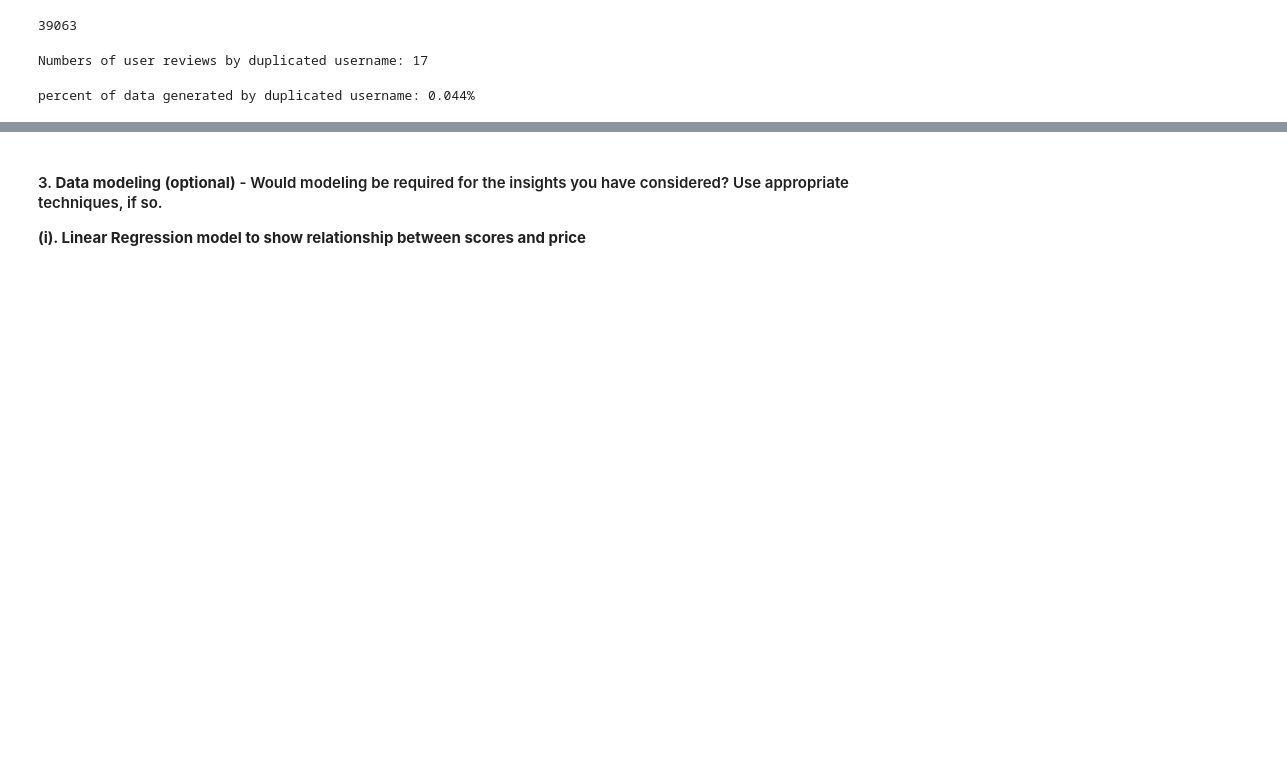
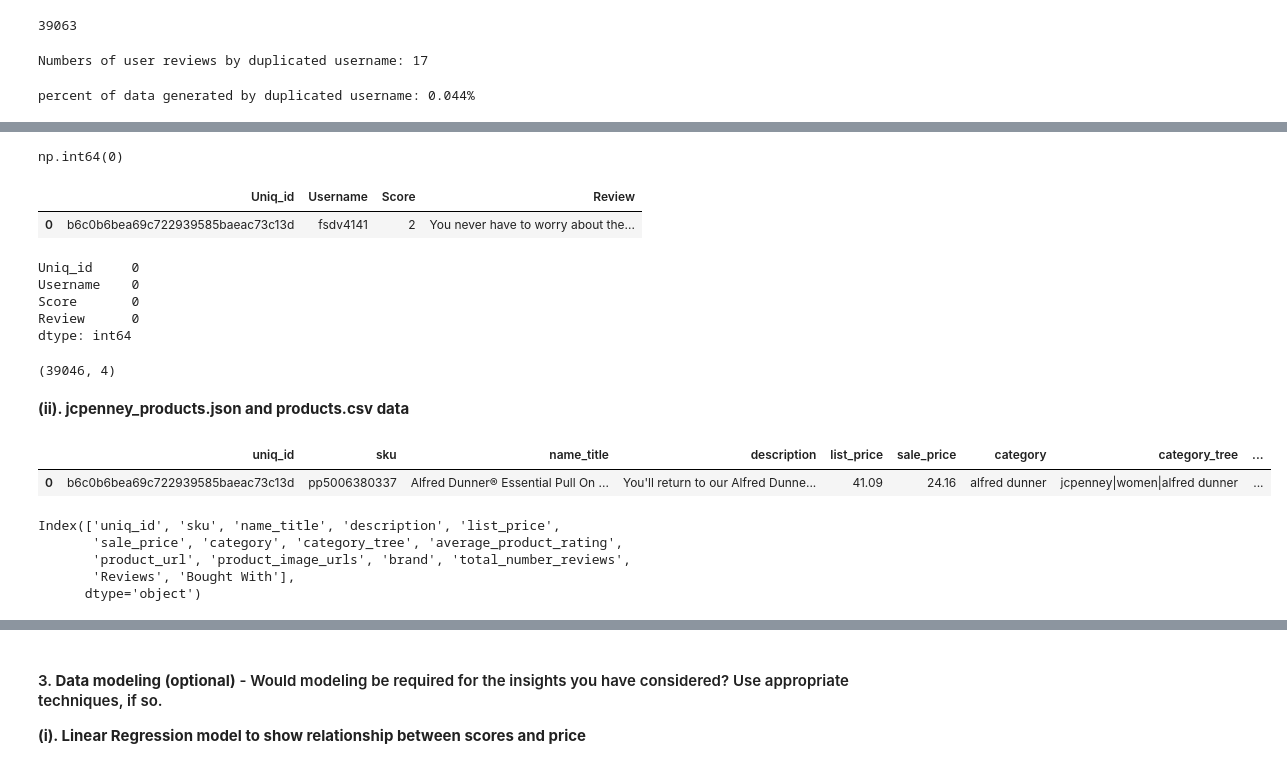
Before and after one commit to achile-design/uos, a Jupyter notebook: 3539186_BD2.ipynb, the cells around one changed output, grey strips where cells are left out. Drawn from its saved outputs; the diff is of its cells as text; code cells hidden in the pictures; blank space fills up the shorter version.

```diff
--- a/3539186_BD2.ipynb
+++ b/3539186_BD2.ipynb
@@ -246,0 +274,36 @@ reviews_df=csv_reviews_data.drop(csv_reviews_data[csv_reviews_data['Username'] =
+# %%
+reviewers_df.astype(str).duplicated(keep=False).sum()
+# %% [output]
+np.int64(0)
+# %%
+reviews_df.head(1)
+# %% [output]
+|  | Uniq_id | Username | Score | Review |
+| 0 | b6c0b6bea69c722939585baeac73c13d | fsdv4141 | 2 | You never have to worry about the... |
+# %%
+reviews_df.isna().sum()
+# %% [output]
+Uniq_id     0
+Username    0
+Score       0
+Review      0
+dtype: int64
+# %%
+reviews_df.shape
+# %% [output]
+(39046, 4)
+# %% [markdown]
+**(ii). jcpenney_products.json and products.csv data**
+# %%
+json_products_data.head(1)
+# %% [output]
+|  | uniq_id | sku | name_title | description | list_price | sale_price | category | category_tree | ... |
+| 0 | b6c0b6bea69c722939585baeac73c13d | pp5006380337 | Alfred Dunner® Essential Pull On ... | You'll return to our Alfred Dunne... | 41.09 | 24.16 | alfred dunner | jcpenney|women|alfred dunner | ... |
+# %%
+json_products_data.columns
+# %% [output]
+Index(['uniq_id', 'sku', 'name_title', 'description', 'list_price',
+       'sale_price', 'category', 'category_tree', 'average_product_rating',
+       'product_url', 'product_image_urls', 'brand', 'total_number_reviews',
+       'Reviews', 'Bought With'],
+      dtype='object')
```
Also changed, not shown: parts of 54 cells of this notebook.
